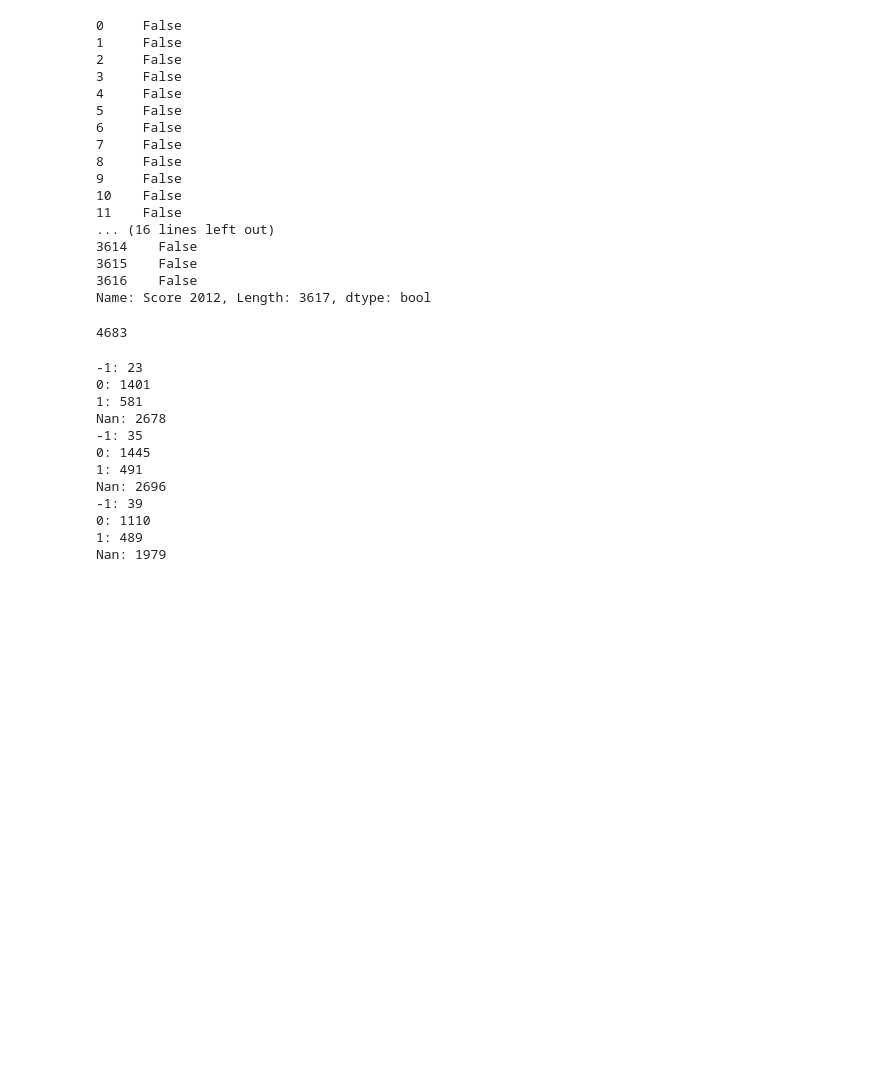
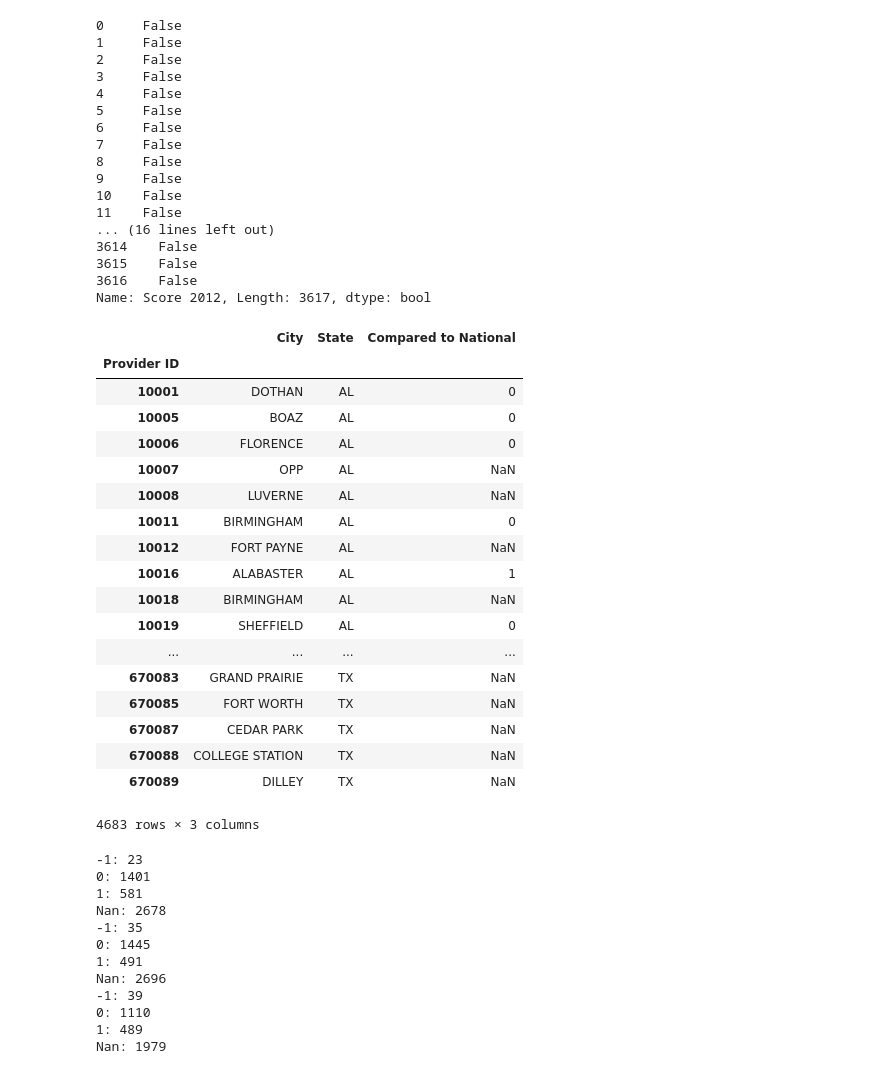
Before and after one commit to pinesol/intro-ds-hai, a Jupyter notebook: IncorporatingData.ipynb, the cells around one changed output. Drawn from its saved outputs; the diff is of its cells as text; code cells hidden in the pictures; blank space fills up the shorter version.

```diff
--- a/IncorporatingData.ipynb
+++ b/IncorporatingData.ipynb
@@ -187,10 +189,34 @@ d2012 = hai_data_cleanup.parseHAIbyBinLabel('data/2012/Healthcare_Associated_Inf
 len(d2014)
 hospitals = pd.unique(d2014['Provider ID'])
 hospitals2 = pd.unique(df_binned['Provider ID'])
-# %%
-len(df_binned)
-# %% [output]
-4683
+# %%
+reload(hai_data_cleanup)
+d2014 = hai_data_cleanup.parseHAIbyBinLabel('data/2014/Healthcare Associated Infections - Hospital.csv', '2014')
+d2 = hai_data_cleanup.parseHAIFile('data/2014/Healthcare Associated Infections - Hospital.csv', '2014')
+# %%
+reload(hai_data_cleanup)
+#hai_data_cleanup.parseHAIboth('data/2014/Healthcare Associated Infections - Hospital.csv', '2014')
+d2014
+# %% [output]
+|  | City | State | Compared to National |
+| Provider ID |  |  |  |
+| 10001 | DOTHAN | AL | 0 |
+| 10005 | BOAZ | AL | 0 |
+| 10006 | FLORENCE | AL | 0 |
+| 10007 | OPP | AL | NaN |
+| 10008 | LUVERNE | AL | NaN |
+| 10011 | BIRMINGHAM | AL | 0 |
+| 10012 | FORT PAYNE | AL | NaN |
+| 10016 | ALABASTER | AL | 1 |
+| 10018 | BIRMINGHAM | AL | NaN |
+| 10019 | SHEFFIELD | AL | 0 |
+| ... | ... | ... | ... |
+| 670083 | GRAND PRAIRIE | TX | NaN |
+| 670085 | FORT WORTH | TX | NaN |
+| 670087 | CEDAR PARK | TX | NaN |
+| 670088 | COLLEGE STATION | TX | NaN |
+| 670089 | DILLEY | TX | NaN |
+4683 rows × 3 columns
 # %%
 values = [-1, 0, 1]
 for year in [d2014, d2013, d2012]:
```
Also changed, not shown: parts of 1 cell of this notebook, 1 other file.
